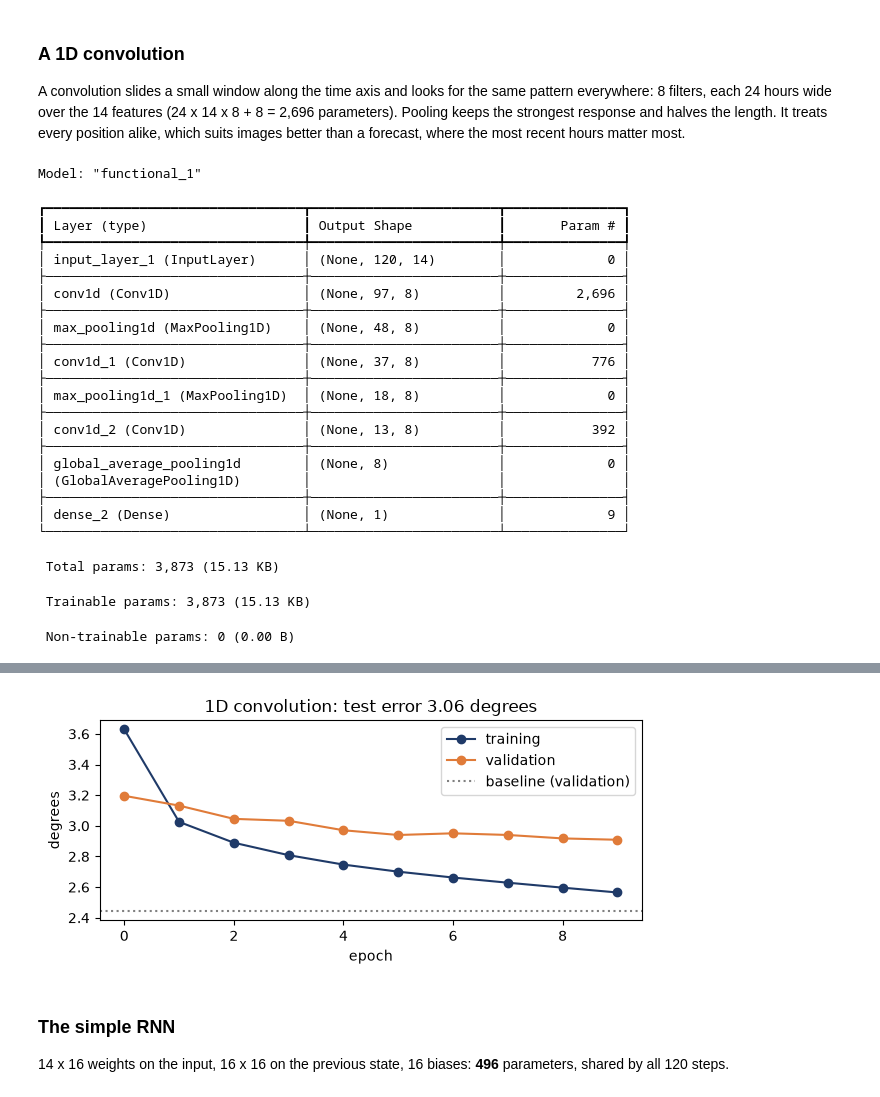
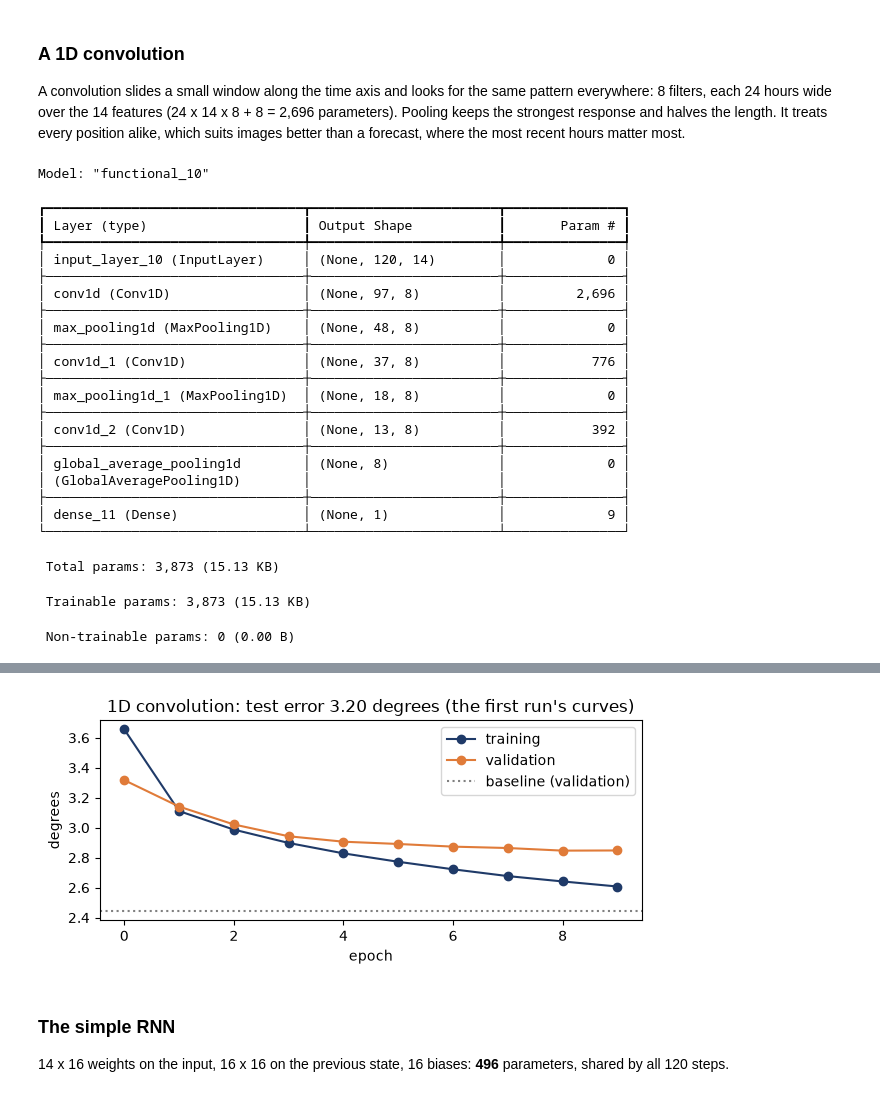
Before and after one commit to PJalgotrader/advanced-timeseries-forecasting, a Jupyter notebook: 07-deep-sequence-models/02_rnn_lstm_weather.ipynb, the cells around one changed output, grey strips where cells are left out. Drawn from its saved outputs; the diff is of its cells as text; code cells hidden in the pictures.

```diff
--- a/07-deep-sequence-models/02_rnn_lstm_weather.ipynb
+++ b/07-deep-sequence-models/02_rnn_lstm_weather.ipynb
@@ -28,5 +29,6 @@ from keras import layers
 print("keras", keras.__version__, "on", keras.backend.backend())
 RUN_SLOW = True      # the two models with recurrent dropout: about 50 and 105 minutes on a recent GPU
 EPOCHS = 10
+RUNS = 10            # how many times each fast model is trained (one run is one draw: see step 5)
 # %% [output]
 WARNING: All log messages before absl::InitializeLog() is called are written to STDERR
@@ -126,7 +133,8 @@ def naive(X, y):
     now = X[:, -1, 1] * std[1] + mean[1]         # the last reading's temperature, back in degrees
     return float(np.mean(np.abs(now - y)))
 
-results = {"temperature now (baseline)": {"test": naive(X_test, y_test), "validation": naive(X_val, y_val), "parameters": 0, "seconds per epoch": 0}}
+baseline = naive(X_test, y_test)
+results = {"temperature now (baseline)": {"test": baseline, "best": baseline, "worst": baseline, "runs": 1, "validation": naive(X_val, y_val), "parameters": 0, "seconds per epoch": 0}}
 print(f"validation {naive(X_val, y_val):.2f} degrees   test {naive(X_test, y_test):.2f} degrees")
 # %% [output]
 validation 2.44 degrees   test 2.62 degrees
@@ -219,13 +236,13 @@ hours matter most.
 run("1D convolution",
     layers.Conv1D(8, 24, activation="relu"), layers.MaxPooling1D(2),
     layers.Conv1D(8, 12, activation="relu"), layers.MaxPooling1D(2),
-    layers.Conv1D(8, 6, activation="relu"), layers.GlobalAveragePooling1D());
+    layers.Conv1D(8, 6, activation="relu"), layers.GlobalAveragePooling1D(), runs=RUNS)
 # %% [output]
-Model: "functional_1"
+Model: "functional_10"
 ┏━━━━━━━━━━━━━━━━━━━━━━━━━━━━━━━━━┳━━━━━━━━━━━━━━━━━━━━━━━━┳━━━━━━━━━━━━━━━┓
 ┃ Layer (type)                    ┃ Output Shape           ┃       Param # ┃
 ┡━━━━━━━━━━━━━━━━━━━━━━━━━━━━━━━━━╇━━━━━━━━━━━━━━━━━━━━━━━━╇━━━━━━━━━━━━━━━┩
-│ input_layer_1 (InputLayer)      │ (None, 120, 14)        │             0 │
+│ input_layer_10 (InputLayer)     │ (None, 120, 14)        │             0 │
 ├─────────────────────────────────┼────────────────────────┼───────────────┤
 │ conv1d (Conv1D)                 │ (None, 97, 8)          │         2,696 │
 ├─────────────────────────────────┼────────────────────────┼───────────────┤
@@ -240,7 +257,7 @@ Model: "functional_1"
 │ global_average_pooling1d        │ (None, 8)              │             0 │
 │ (GlobalAveragePooling1D)        │                        │               │
 ├─────────────────────────────────┼────────────────────────┼───────────────┤
-│ dense_2 (Dense)                 │ (None, 1)              │             9 │
+│ dense_11 (Dense)                │ (None, 1)              │             9 │
 └─────────────────────────────────┴────────────────────────┴───────────────┘
  Total params: 3,873 (15.13 KB)
  Trainable params: 3,873 (15.13 KB)
@@ -268,4 +282,4 @@ Epoch 10/10
-[figure, old version]
+[figure, new version]
 # %% [markdown]
 ### The simple RNN
 
```
Also changed, not shown: parts of 16 cells of this notebook, 1 other file.
